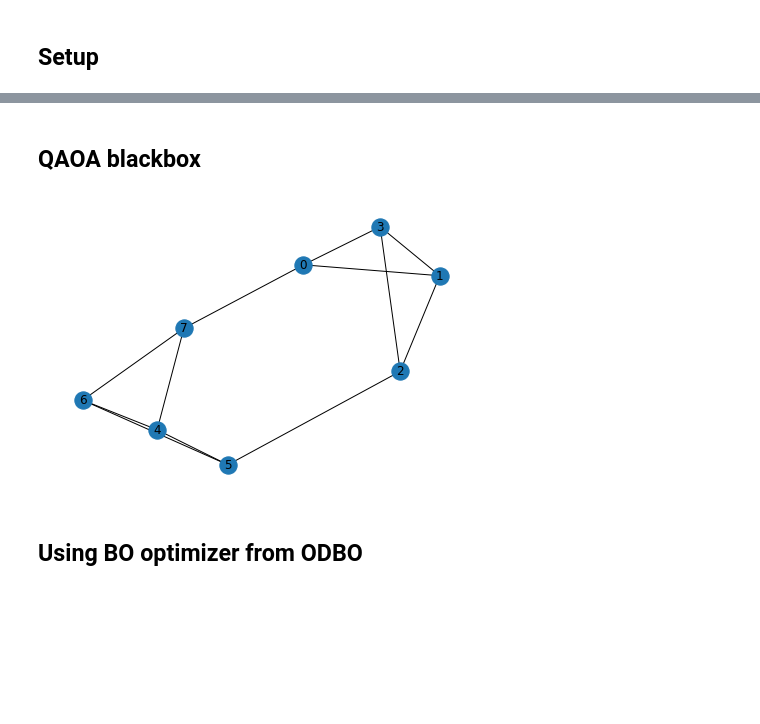
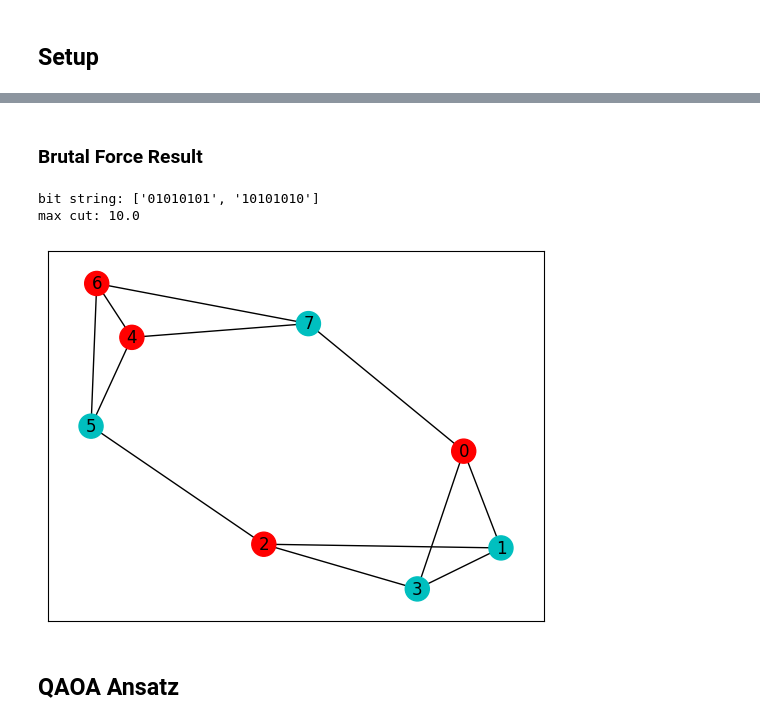
Before and after one commit to tencent-quantum-lab/tensorcircuit, a Jupyter notebook: docs/source/tutorials/qaoa_bo.ipynb, the cells around one changed output, grey strips where cells are left out. Cells and saved outputs as stored; diff of their text form; code cells hidden in the pictures; blank space fills up the shorter version.

```diff
--- a/docs/source/tutorials/qaoa_bo.ipynb
+++ b/docs/source/tutorials/qaoa_bo.ipynb
@@ -17,28 +68,46 @@ K = tc.set_backend("tensorflow")
+# %% [markdown]
+### Brutal Force Result
+# %%
+def classical_solver(graph):
+    num_nodes = len(graph)
+    max_cut = [0]
+    best_case = [0]  # "01" series with max cut
+    for i in range(2 ** num_nodes):
+        case = f"{bin(i)[2:]:0>{num_nodes}}"
+        cat1, cat2 = [], []
+        for j in range(num_nodes):
+            if str(case)[j] == "0":
+                cat1.append(j)
+            else:
+                cat2.append(j)
+
+        # calculate the cost function
+        cost = 0
+        for node1 in cat1:
+            for node2 in cat2:
+                if graph[node1].get(node2):
+                    cost += graph[node1][node2]["weight"]
+        cost = round(cost, 4)  # elimate minor error
+        if max_cut[-1] <= cost:
+            max_cut.append(cost)
+            best_case.append(case)
+
+    # optimal cases maybe more than 1, but they are all at the end
+    index = max_cut.index(max_cut[-1])
+
+    return max_cut[-1], best_case[index:]
+
+max_cut, best_case = classical_solver(graph_dict)
+print("bit string:", best_case, "\nmax cut:", max_cut)
+
+colors = ["r" if best_case[0][i] == "0" else "c" for i in graph.nodes]
+weighted_graph = nx.to_networkx_graph(graph_dict)
+nx.draw_networkx(weighted_graph, with_labels=True, node_color=colors, pos=pos)
+ax = plt.gca()
+ax.set_facecolor("w")
+# %% [output]
+bit string: ['01010101', '10101010']
+max cut: 10.0
+[figure, added]
 # %% [markdown]
-## QAOA blackbox
+## QAOA Ansatz
-# %%
-# Generate a graph
-def dict2graph(d):
-    g = nx.to_networkx_graph(d)
-    for e in g.edges:
-        if not g[e[0]][e[1]].get("weight"):
-            g[e[0]][e[1]]["weight"] = 1.0
-    nx.draw(g, with_labels=True)
-    return g
-
-
-# a graph instance
-example_graph_dict = {
-    0: {1: {"weight": 0.9}, 7: {"weight": 0.4}, 3: {"weight": 0.38}},
-    1: {0: {"weight": 0.44}, 2: {"weight": 0.67}, 3: {"weight": 0.62}},
-    2: {1: {"weight": 0.21}, 3: {"weight": 0.87}, 5: {"weight": 0.72}},
-    4: {7: {"weight": 0.34}, 6: {"weight": 0.53}, 5: {"weight": 0.45}},
-    7: {4: {"weight": 0.45}, 6: {"weight": 0.63}, 0: {"weight": 0.59}},
-    3: {1: {"weight": 0.12}, 2: {"weight": 0.21}, 0: {"weight": 0.68}},
-    6: {7: {"weight": 0.34}, 4: {"weight": 0.33}, 5: {"weight": 0.96}},
-    5: {6: {"weight": 0.18}, 4: {"weight": 0.79}, 2: {"weight": 0.17}},
-}
-
-example_graph = dict2graph(example_graph_dict)
-# %% [output]
-[figure, removed]
@@ -71,2 +113,0 @@ def QAOAansatz(params, g=example_graph):
-# %% [markdown]
-## Using BO optimizer from ODBO
```
Also changed, not shown: parts of 31 cells of this notebook.
